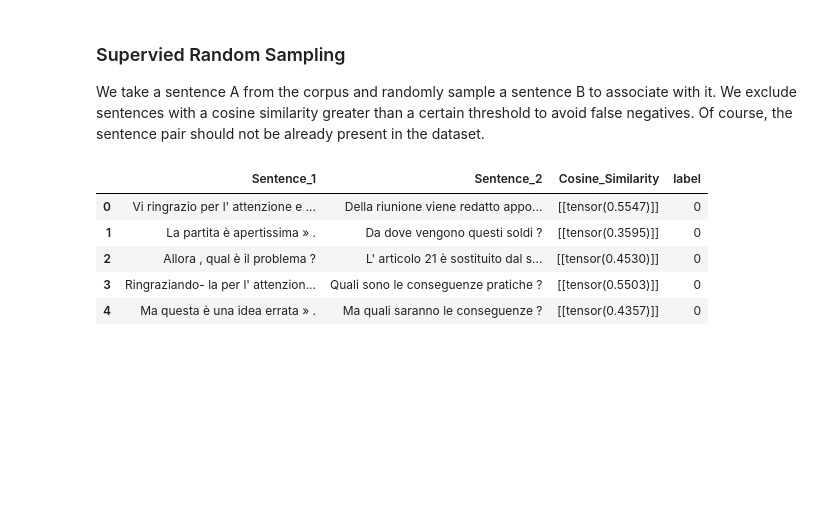
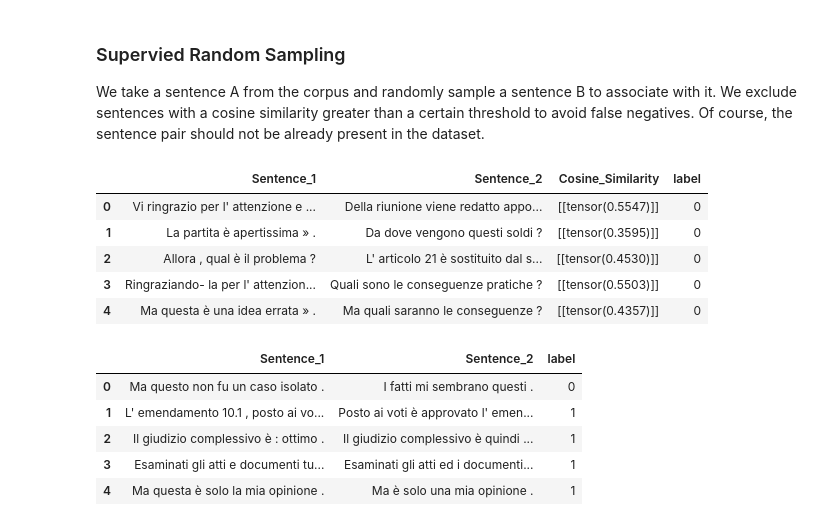
Before and after one commit to MatteoBucc22/HLT_project, a Jupyter notebook: src/dataset_creation_pipeline.ipynb, the cells around one changed output. Drawn from its saved outputs; the diff is of its cells as text; code cells hidden in the pictures; blank space fills up the shorter version.

```diff
--- a/src/dataset_creation_pipeline.ipynb
+++ b/src/dataset_creation_pipeline.ipynb
@@ -128,3 +128,26 @@ negative_df.head()
 # save the positive and negative samples to a csv file
 filtered_df.to_csv('PACCSS-IT-positive.csv', index=False)
 negative_df.to_csv('PACCSS-IT-negative.csv', index=False)
+# %%
+# read data from the csv files
+positive_df = pd.read_csv('PACCSS-IT-positive.csv')
+negative_df = pd.read_csv('PACCSS-IT-negative.csv')
+
+# merge the positive and negative samples
+final_df = pd.concat([positive_df, negative_df], ignore_index=True)
+
+# drop the 'Cosine_Similarity', 'Confidence' column
+final_df = final_df.drop(columns=['Cosine_Similarity', 'Confidence'])
+
+# shuffle the final DataFrame
+final_df = final_df.sample(frac=1, random_state=42).reset_index(drop=True)
+
+# save the final DataFrame to a csv file
+final_df.to_csv('PACCSS-IT-final.csv', index=False)
+# %% [output]
+|  | Sentence_1 | Sentence_2 | label |
+| 0 | Ma questo non fu un caso isolato . | I fatti mi sembrano questi . | 0 |
+| 1 | L' emendamento 10.1 , posto ai vo... | Posto ai voti è approvato l' emen... | 1 |
+| 2 | Il giudizio complessivo è : ottimo . | Il giudizio complessivo è quindi ... | 1 |
+| 3 | Esaminati gli atti e documenti tu... | Esaminati gli atti ed i documenti... | 1 |
+| 4 | Ma questa è solo la mia opinione . | Ma è solo una mia opinione . | 1 |
```
Also changed, not shown: 2 other files.
